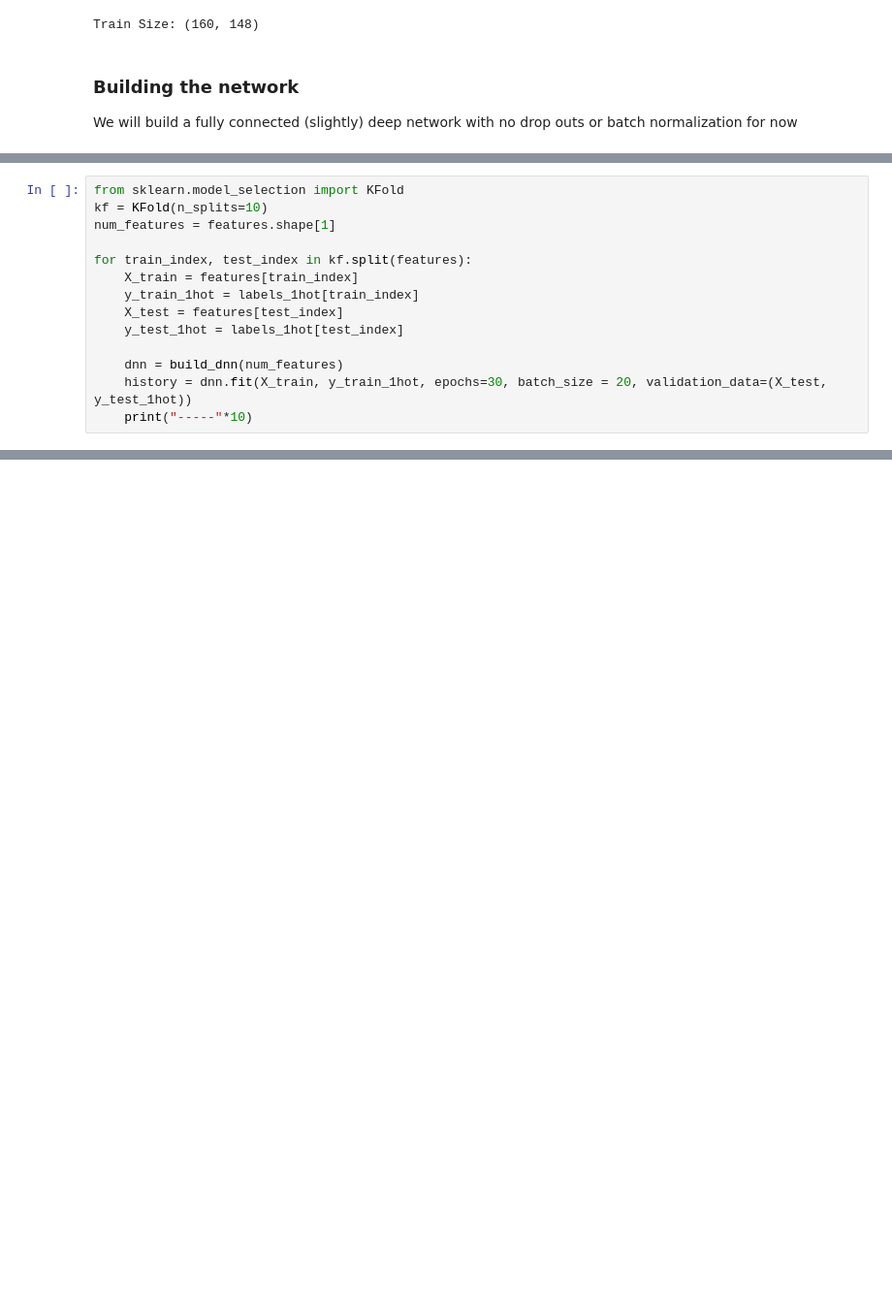
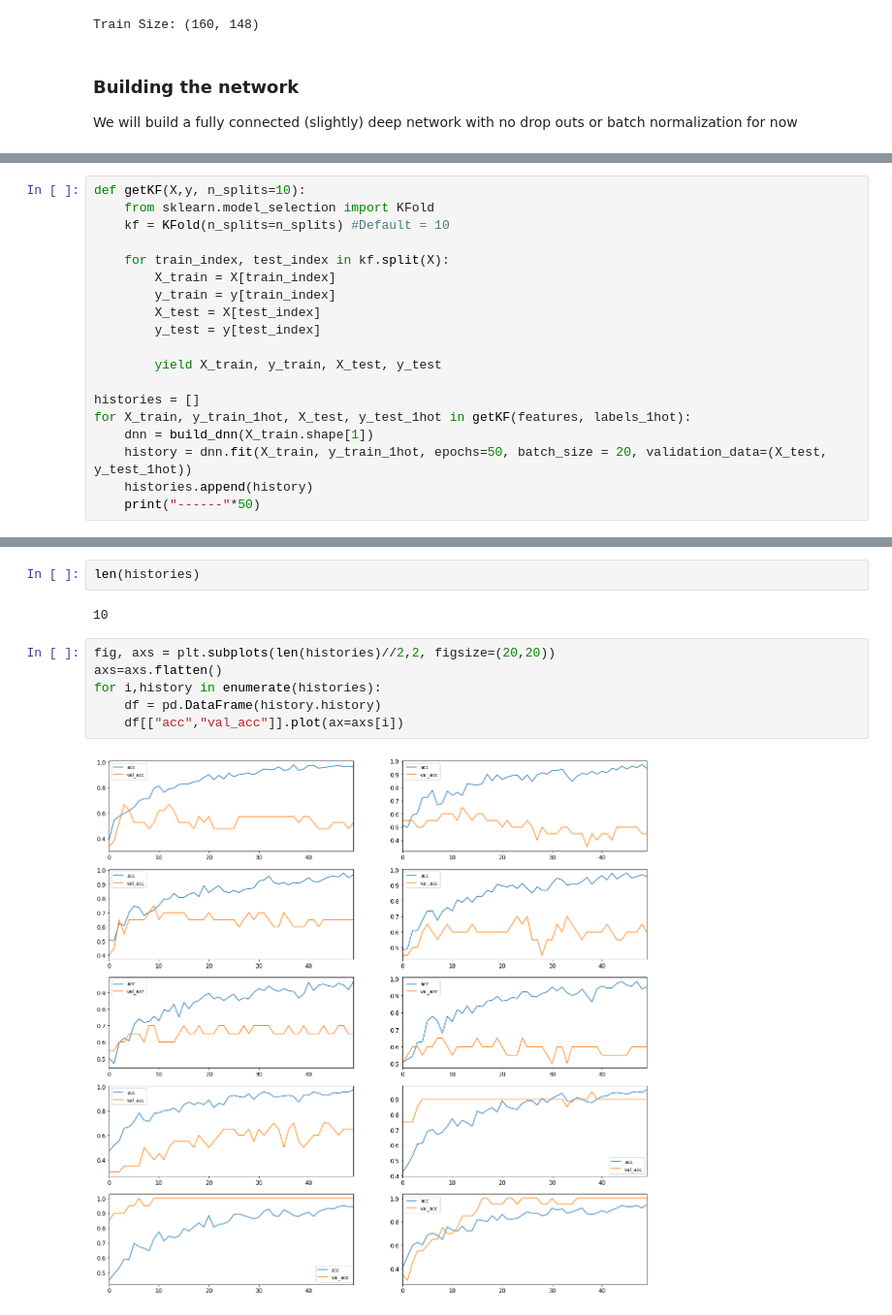
Before and after one commit to ahsanMah/interpretDL, a Jupyter notebook: ADNNI.ipynb, the cells around one changed output, grey strips where cells are left out. Shown: that part at 97% size. Cells and saved outputs as stored; diff of their text form; blank space fills up the shorter version.

```diff
--- a/ADNNI.ipynb
+++ b/ADNNI.ipynb
@@ -349,15 +349,20 @@ features.shape
 # %%
-from sklearn.model_selection import KFold
-kf = KFold(n_splits=10)
-num_features = features.shape[1]
+def getKF(X,y, n_splits=10):
+    from sklearn.model_selection import KFold
+    kf = KFold(n_splits=n_splits) #Default = 10
 
-for train_index, test_index in kf.split(features):
-    X_train = features[train_index]
-    y_train_1hot = labels_1hot[train_index]
-    X_test = features[test_index]
-    y_test_1hot = labels_1hot[test_index]
+    for train_index, test_index in kf.split(X):
+        X_train = X[train_index]
+        y_train = y[train_index]
+        X_test = X[test_index]
+        y_test = y[test_index]
 
-    dnn = build_dnn(num_features)
-    history = dnn.fit(X_train, y_train_1hot, epochs=30, batch_size = 20, validation_data=(X_test, y_test_1hot))
-    print("-----"*10)
+        yield X_train, y_train, X_test, y_test
+
+histories = []
+for X_train, y_train_1hot, X_test, y_test_1hot in getKF(features, labels_1hot):
+    dnn = build_dnn(X_train.shape[1])
+    history = dnn.fit(X_train, y_train_1hot, epochs=50, batch_size = 20, validation_data=(X_test, y_test_1hot))
+    histories.append(history)
+    print("------"*50)
 # %% [output]
@@ -380,0 +386,12 @@ Epoch 30/30
+# %%
+len(histories)
+# %% [output]
+10
+# %%
+fig, axs = plt.subplots(len(histories)//2,2, figsize=(20,20))
+axs=axs.flatten()
+for i,history in enumerate(histories):
+    df = pd.DataFrame(history.history)
+    df[["acc","val_acc"]].plot(ax=axs[i])
+# %% [output]
+[figure, added]
```
Also changed, not shown: parts of 14 cells of this notebook.
